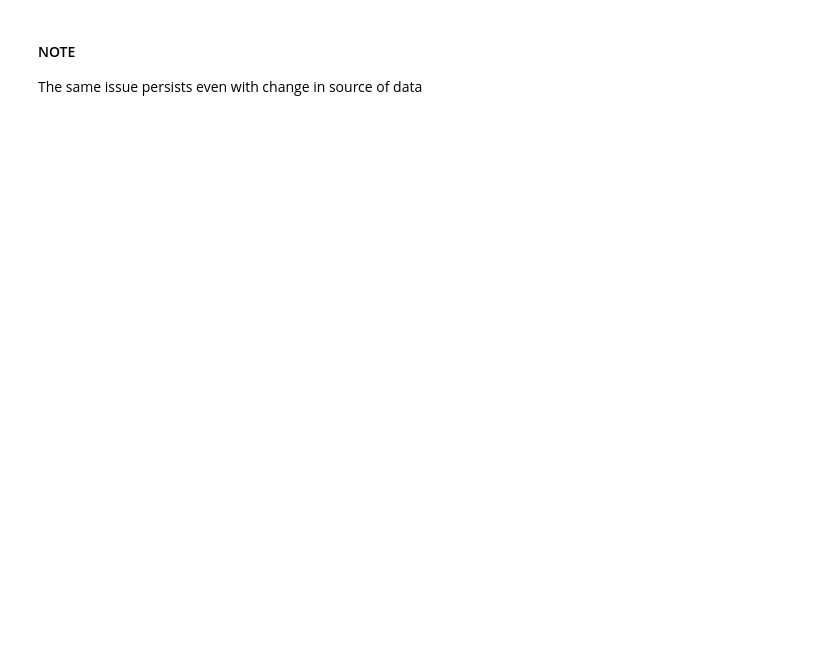
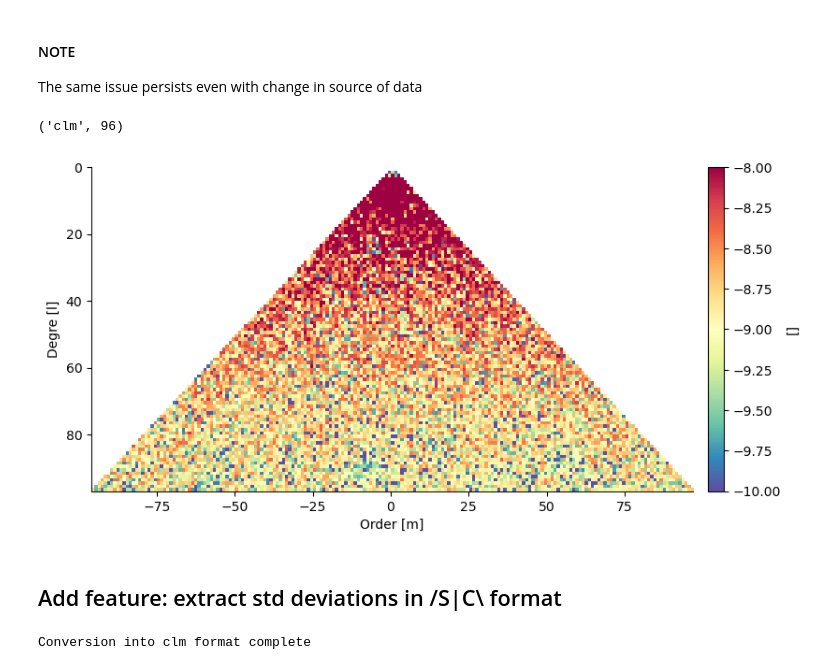
Before and after one commit to GESS-research-group/pyshbundle, a Jupyter notebook: notebooks/testing_different_sources.ipynb, the cells around one changed output. Saved outputs shown, nothing was run; the diff lists cells and outputs as text; code cells hidden in the pictures; blank space fills up the shorter version.

```diff
--- a/notebooks/testing_different_sources.ipynb
+++ b/notebooks/testing_different_sources.ipynb
@@ -204,5 +217,5 @@ plt.show()
 # %%
-itsg_cs = pyshbundle.clm2cs.clm2cs(itsg_clm)
+jpl_cs = pyshbundle.clm2cs.clm2cs(jpl_clm)
 # %% [output]
 Conversion into clm format complete
 # %%
@@ -238,3 +251,42 @@ plt.show()
 #### NOTE
 
 The same issue persists even with change in source of data
+# %%
+def checkformat(sh: np.ndarray | list):
+    """checks the format of the spherical harmonic coefficients
+
+    Args:
+        sh (np.ndarray | list): Spherical harmonics in one of the valid formats
+
+    Returns:
+        str: A string denoting one of the valid formats
+        int: Maximum degree of spherical harmonic expansion
+    """
+
+    if type(sh) == list:
+        fmt = 'clm'
+        lmax = max(sh[0][0])
+
+    else:
+
+        if np.ndim(sh) == 3:
+            files, r, c = np.shape(sh)
+        else:
+            r,c = np.shape(sh)
+
+        if r == c:
+            fmt = 'cs'
+            lmax = r - 1
+
+        elif c == (2*(r-1) + 1):
+            fmt = 'sc'
+            lmax = r - 1
+        else:
+            raise ValueError("Format Unknown")
+
+    return fmt, lmax
+# %%
+fmt = checkformat(jpl_clm)
+fmt
+# %% [output]
+('clm', 96)
@@ -240,0 +342,6 @@ The same issue persists even with change in source of data
+# %%
+figsize = (10, 4.5)
+fig, ax = sctriplot(jpl_sc[1, :, :], lmax=96, figsize=figsize)
+plt.show()
+# %% [output]
+[figure, added]
@@ -240,0 +357,2 @@ The same issue persists even with change in source of data
+# %% [markdown]
+## Add feature: extract std deviations in /S|C\ format
@@ -240,0 +416,4 @@ The same issue persists even with change in source of data
+# %%
+sc_mat = clm2sc(jpl_clm)
+# %% [output]
+Conversion into clm format complete
```
Also changed, not shown: parts of 9 cells of this notebook, 4 other files.
